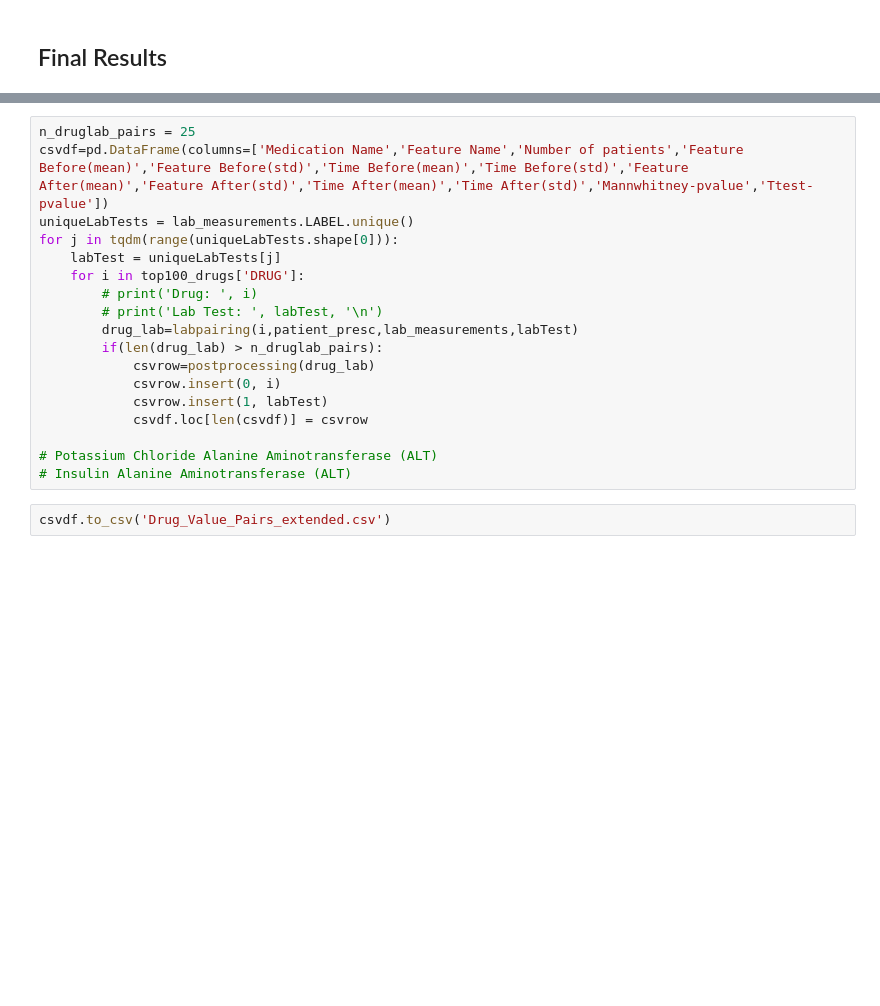
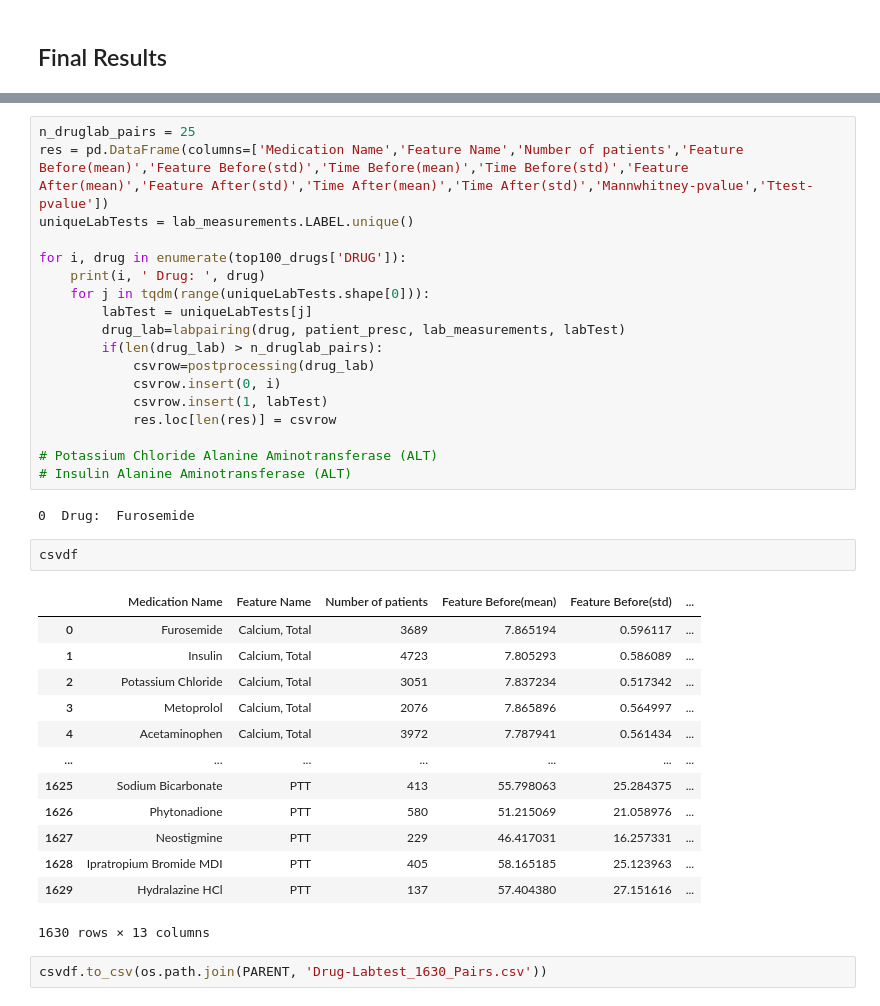
Before and after one commit to dancoster/DrugLab, a Jupyter notebook: Drug_Labtest_Pairs_Retrieval.ipynb, the cells around one changed output, grey strips where cells are left out. Cells and saved outputs as stored; diff of their text form; blank space fills up the shorter version.

```diff
--- a/Drug_Labtest_Pairs_Retrieval.ipynb
+++ b/Drug_Labtest_Pairs_Retrieval.ipynb
@@ -348,20 +366,38 @@ drug_lab = labpairing('Furosemide', patient_presc, lab_measurements, 'Calcium, T
 # %%
 n_druglab_pairs = 25
-csvdf=pd.DataFrame(columns=['Medication Name','Feature Name','Number of patients','Feature Before(mean)','Feature Before(std)','Time Before(mean)','Time Before(std)','Feature After(mean)','Feature After(std)','Time After(mean)','Time After(std)','Mannwhitney-pvalue','Ttest-pvalue'])
+res = pd.DataFrame(columns=['Medication Name','Feature Name','Number of patients','Feature Before(mean)','Feature Before(std)','Time Before(mean)','Time Before(std)','Feature After(mean)','Feature After(std)','Time After(mean)','Time After(std)','Mannwhitney-pvalue','Ttest-pvalue'])
 uniqueLabTests = lab_measurements.LABEL.unique()
-for j in tqdm(range(uniqueLabTests.shape[0])):
-    labTest = uniqueLabTests[j]
-    for i in top100_drugs['DRUG']:
-        # print('Drug: ', i)
-        # print('Lab Test: ', labTest, '\n')
-        drug_lab=labpairing(i,patient_presc,lab_measurements,labTest)
+
+for i, drug in enumerate(top100_drugs['DRUG']):
+    print(i, ' Drug: ', drug)
+    for j in tqdm(range(uniqueLabTests.shape[0])):
+        labTest = uniqueLabTests[j]
+        drug_lab=labpairing(drug, patient_presc, lab_measurements, labTest)
         if(len(drug_lab) > n_druglab_pairs):
             csvrow=postprocessing(drug_lab)
             csvrow.insert(0, i)
             csvrow.insert(1, labTest)
-            csvdf.loc[len(csvdf)] = csvrow
+            res.loc[len(res)] = csvrow
 
 # Potassium Chloride Alanine Aminotransferase (ALT)
 # Insulin Alanine Aminotransferase (ALT)
+# %% [output]
+0  Drug:  Furosemide
+# %%
+csvdf
+# %% [output]
+|  | Medication Name | Feature Name | Number of patients | Feature Before(mean) | Feature Before(std) | ... |
+| 0 | Furosemide | Calcium, Total | 3689 | 7.865194 | 0.596117 | ... |
+| 1 | Insulin | Calcium, Total | 4723 | 7.805293 | 0.586089 | ... |
+| 2 | Potassium Chloride | Calcium, Total | 3051 | 7.837234 | 0.517342 | ... |
+| 3 | Metoprolol | Calcium, Total | 2076 | 7.865896 | 0.564997 | ... |
+| 4 | Acetaminophen | Calcium, Total | 3972 | 7.787941 | 0.561434 | ... |
+| ... | ... | ... | ... | ... | ... | ... |
+| 1625 | Sodium Bicarbonate | PTT | 413 | 55.798063 | 25.284375 | ... |
+| 1626 | Phytonadione | PTT | 580 | 51.215069 | 21.058976 | ... |
+| 1627 | Neostigmine | PTT | 229 | 46.417031 | 16.257331 | ... |
+| 1628 | Ipratropium Bromide MDI | PTT | 405 | 58.165185 | 25.123963 | ... |
+| 1629 | Hydralazine HCl | PTT | 137 | 57.404380 | 27.151616 | ... |
+1630 rows × 13 columns
 # %%
-csvdf.to_csv('Drug_Value_Pairs_extended.csv')
+csvdf.to_csv(os.path.join(PARENT, 'Drug-Labtest_1630_Pairs.csv'))
```
Also changed, not shown: parts of 1 cell of this notebook.
